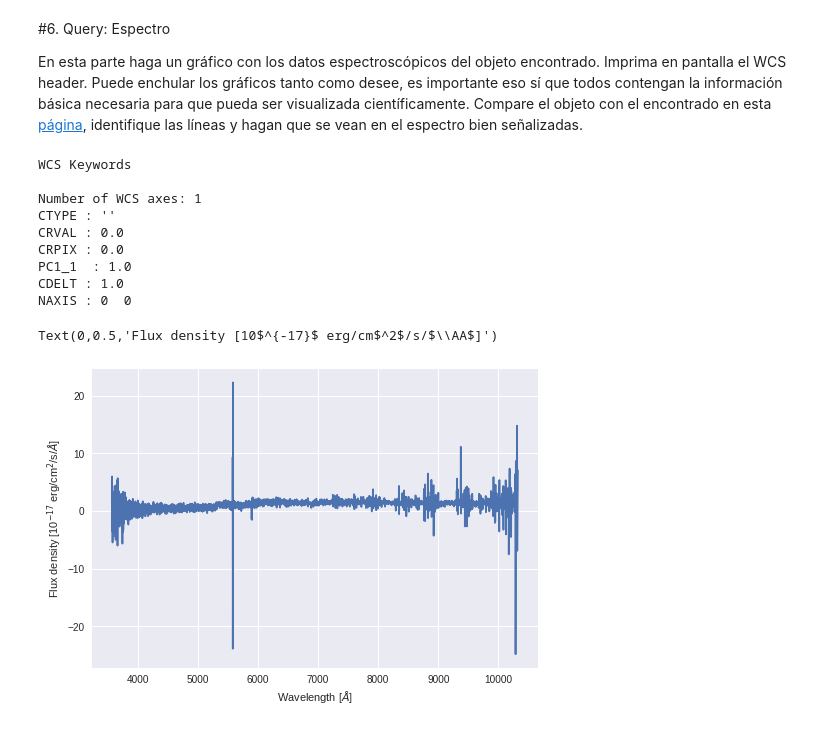
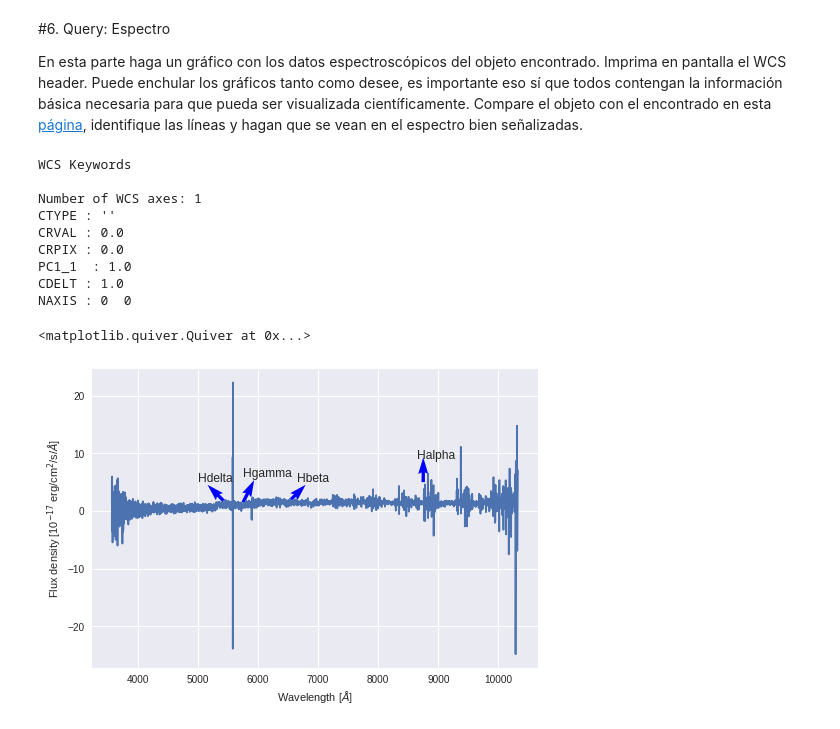
Before and after one commit to diegocorderoa/minitarea4, a Jupyter notebook: minitarea4.ipynb, the cells around one changed output. Cells and saved outputs as stored; diff of their text form; code cells hidden in the pictures.

```diff
--- a/minitarea4.ipynb
+++ b/minitarea4.ipynb
@@ -301,25 +312,33 @@ En esta parte haga un gráfico con los datos espectroscópicos del objeto encont
 # %%
 #Revisemos la espectrometría ahora
 #print repr(sp[0][0].header)
 print WCS(sp[0][0].header)
 fits = sp[0]
 #print repr(fits.info())
 #print fits[1].columns
 scidata = fits[1].data
 flux = scidata['flux']
 lam = scidata['loglam']
 plt.plot(10**(lam), flux)
 plt.xlabel('Wavelength [$\AA$]')
 plt.ylabel('Flux density [10$^{-17}$ erg/cm$^2$/s/$\AA$]')
+plt.text(8650,9, 'Halpha')
+plt.text(6650,5, 'Hbeta')
+plt.text(5750,6, 'Hgamma')
+plt.text(5000,5, 'Hdelta')
+plt.quiver(8750,5,0,1,color = 'b')
+plt.quiver(6500,1.5,1,1,color = 'b')
+plt.quiver(5750,1.5,0.5,1,color = 'b')
+plt.quiver(5450,1.5,-1,1,color = 'b')
 # %% [output]
 WCS Keywords
 
 Number of WCS axes: 1
 CTYPE : ''
 CRVAL : 0.0
 CRPIX : 0.0
 PC1_1  : 1.0
 CDELT : 1.0
 NAXIS : 0  0
-Text(0,0.5,'Flux density [10$^{-17}$ erg/cm$^2$/s/$\\AA$]')
+<matplotlib.quiver.Quiver at 0x...>
-[figure, old version]
+[figure, new version]
```
Also changed, not shown: parts of 2 cells of this notebook.
